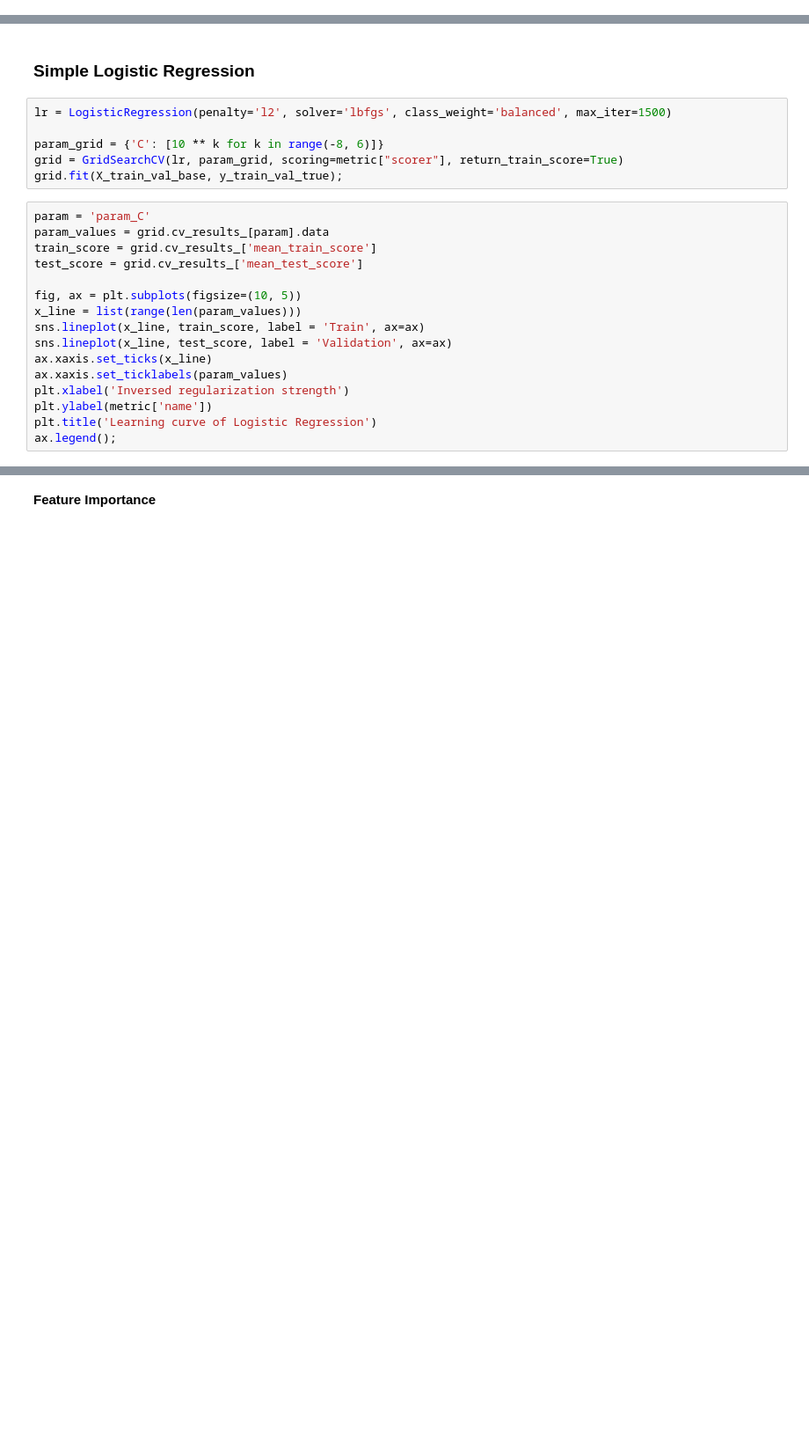
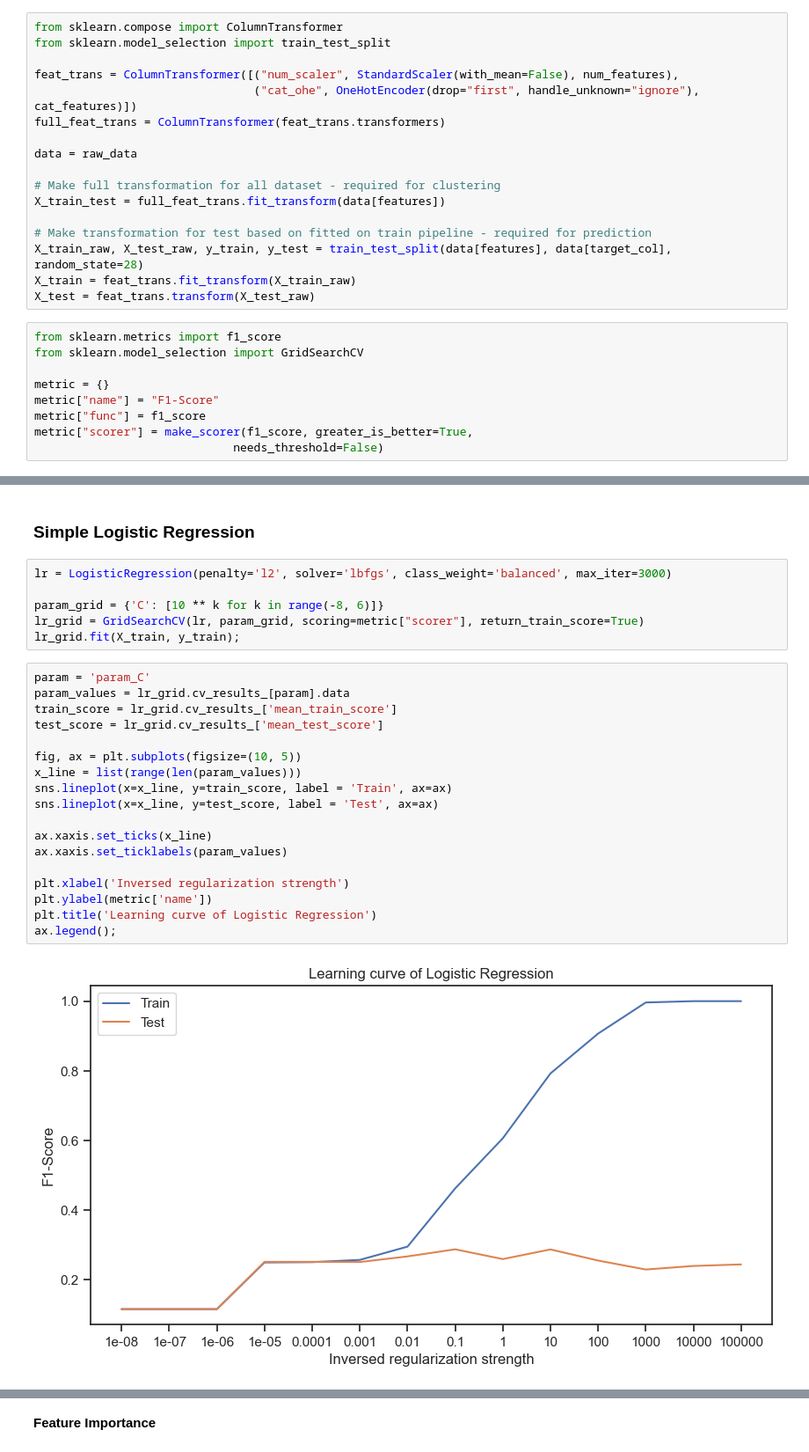
Before and after one commit to dr-leto/unimi, a Jupyter notebook: ml_stat/statistical_learning/individual_project/pokemons.ipynb, the cells around one changed output, grey strips where cells are left out. Shown at 88% size. Cells and saved outputs as stored; diff of their text form; blank space fills up the shorter version.

```diff
--- a/ml_stat/statistical_learning/individual_project/pokemons.ipynb
+++ b/ml_stat/statistical_learning/individual_project/pokemons.ipynb
@@ -122,2 +131,28 @@ for feat in vis_cat_features:
+# %%
+from sklearn.compose import ColumnTransformer
+from sklearn.model_selection import train_test_split
+
+feat_trans = ColumnTransformer([("num_scaler", StandardScaler(with_mean=False), num_features),
+                                ("cat_ohe", OneHotEncoder(drop="first", handle_unknown="ignore"), cat_features)])
+full_feat_trans = ColumnTransformer(feat_trans.transformers)
+
+data = raw_data
+
+# Make full transformation for all dataset - required for clustering
+X_train_test = full_feat_trans.fit_transform(data[features])
+
+# Make transformation for test based on fitted on train pipeline - required for prediction
+X_train_raw, X_test_raw, y_train, y_test = train_test_split(data[features], data[target_col], random_state=28)
+X_train = feat_trans.fit_transform(X_train_raw)
+X_test = feat_trans.transform(X_test_raw)
+# %%
+from sklearn.metrics import f1_score
+from sklearn.model_selection import GridSearchCV
+
+metric = {}
+metric["name"] = "F1-Score"
+metric["func"] = f1_score
+metric["scorer"] = make_scorer(f1_score, greater_is_better=True,
+                             needs_threshold=False)
 # %% [markdown]
 ## Classification
@@ -137,25 +159,29 @@ Although we did just a simple feature reduction technic we may already observe t
 # %% [markdown]
 ### Simple Logistic Regression
 # %%
-lr = LogisticRegression(penalty='l2', solver='lbfgs', class_weight='balanced', max_iter=1500)
+lr = LogisticRegression(penalty='l2', solver='lbfgs', class_weight='balanced', max_iter=3000)
 
 param_grid = {'C': [10 ** k for k in range(-8, 6)]}
-grid = GridSearchCV(lr, param_grid, scoring=metric["scorer"], return_train_score=True)
-grid.fit(X_train_val_base, y_train_val_true);
+lr_grid = GridSearchCV(lr, param_grid, scoring=metric["scorer"], return_train_score=True)
+lr_grid.fit(X_train, y_train);
 # %%
 param = 'param_C'
-param_values = grid.cv_results_[param].data
-train_score = grid.cv_results_['mean_train_score']
-test_score = grid.cv_results_['mean_test_score']
+param_values = lr_grid.cv_results_[param].data
+train_score = lr_grid.cv_results_['mean_train_score']
+test_score = lr_grid.cv_results_['mean_test_score']
 
 fig, ax = plt.subplots(figsize=(10, 5))
 x_line = list(range(len(param_values)))
-sns.lineplot(x_line, train_score, label = 'Train', ax=ax)
-sns.lineplot(x_line, test_score, label = 'Validation', ax=ax)
+sns.lineplot(x=x_line, y=train_score, label = 'Train', ax=ax)
+sns.lineplot(x=x_line, y=test_score, label = 'Test', ax=ax)
+
 ax.xaxis.set_ticks(x_line)
 ax.xaxis.set_ticklabels(param_values)
+
 plt.xlabel('Inversed regularization strength')
 plt.ylabel(metric['name'])
 plt.title('Learning curve of Logistic Regression')
 ax.legend();
+# %% [output]
+[figure, added]
 # %%
```
Also changed, not shown: parts of 32 cells of this notebook.
